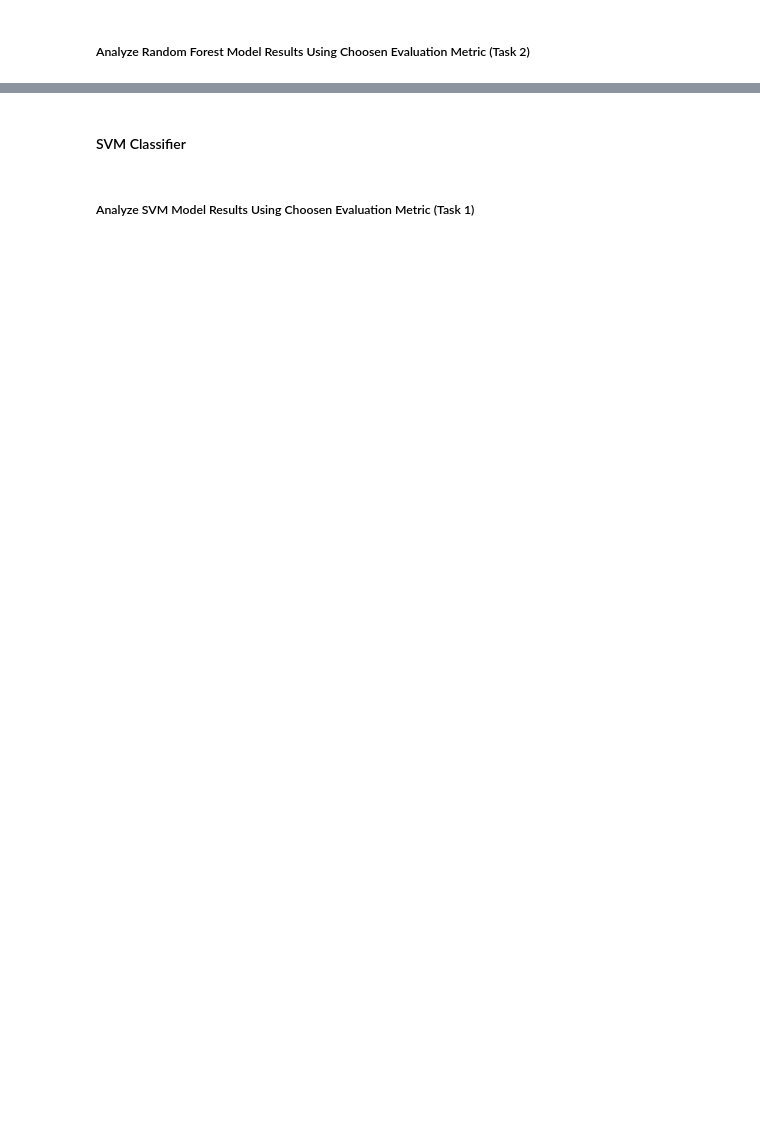
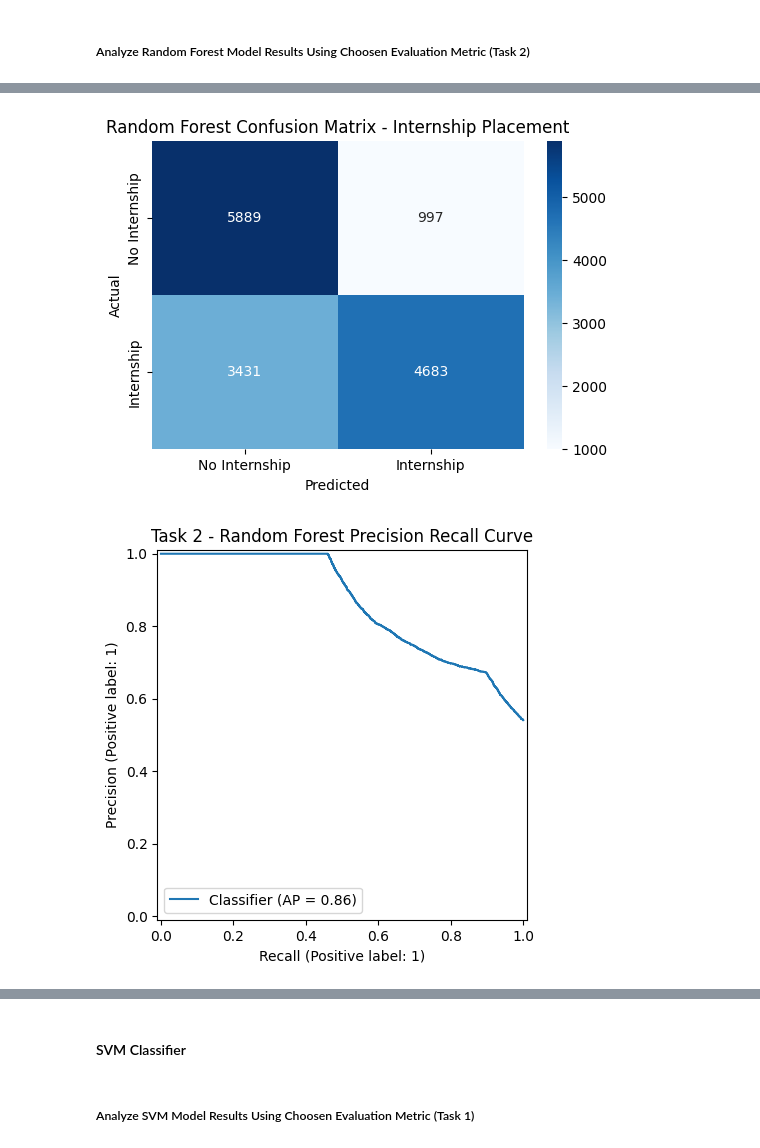
Before and after one commit to muskaanmahes/DS-7331-Term-Project, a Jupyter notebook: Lab_Two-Classification/LabTwo_Master.ipynb, the cells around one changed output, grey strips where cells are left out. Cells and saved outputs as stored; diff of their text form; code cells hidden in the pictures; blank space fills up the shorter version.

```diff
--- a/Lab_Two-Classification/LabTwo_Master.ipynb
+++ b/Lab_Two-Classification/LabTwo_Master.ipynb
@@ -446,0 +601,19 @@ The precision-recall curve also illustrare this challenge, as it has an average
+# %%
+rf_task2 = RandomForestClassifier(
+    n_estimators=500,
+    max_depth=15,
+    class_weight='balanced',
+    min_samples_leaf=2,
+    random_state=42
+)
+
+rf_task2.fit(X_train_task2, y_train_task2)
+
+y_pred_task2 = rf_task2.predict(X_test_task2)
+
+precision_task2 = precision_score(y_test_task2, y_pred_task2)
+
+print("\nTask 2 Precision:", precision_task2)
+print("Task 2 Classification Report:")
+print(classification_report(y_test_task2, y_pred_task2))
+print(rf_task2.get_params())
@@ -446,0 +635,36 @@ The precision-recall curve also illustrare this challenge, as it has an average
+# %%
+from sklearn.metrics import confusion_matrix, PrecisionRecallDisplay
+import matplotlib.pyplot as plt
+import seaborn as sns
+
+# Confusion matrix for the Random Forest model internship placement
+
+y_pred_rf_task2 = rf_task2.predict(X_test_task2)
+
+cm = confusion_matrix(y_test_task2, y_pred_rf_task2)
+
+plt.figure(figsize=(6,4))
+sns.heatmap(cm, annot=True, fmt="d", cmap="Blues",
+            xticklabels=["No Internship","Internship"],
+            yticklabels=["No Internship","Internship"])
+
+plt.title("Random Forest Confusion Matrix - Internship Placement")
+plt.xlabel("Predicted")
+plt.ylabel("Actual")
+plt.show()
+
+
+# Precision recall curve for the Random Forest model internship placement
+
+y_scores_rf_task2 = rf_task2.predict_proba(X_test_task2)[:,1]
+
+PrecisionRecallDisplay.from_predictions(
+    y_test_task2,
+    y_scores_rf_task2
+)
+
+plt.title("Task 2 - Random Forest Precision Recall Curve")
+plt.show()
+# %% [output]
+[figure, added]
+[figure, added]
```
Also changed, not shown: parts of 18 cells of this notebook.
